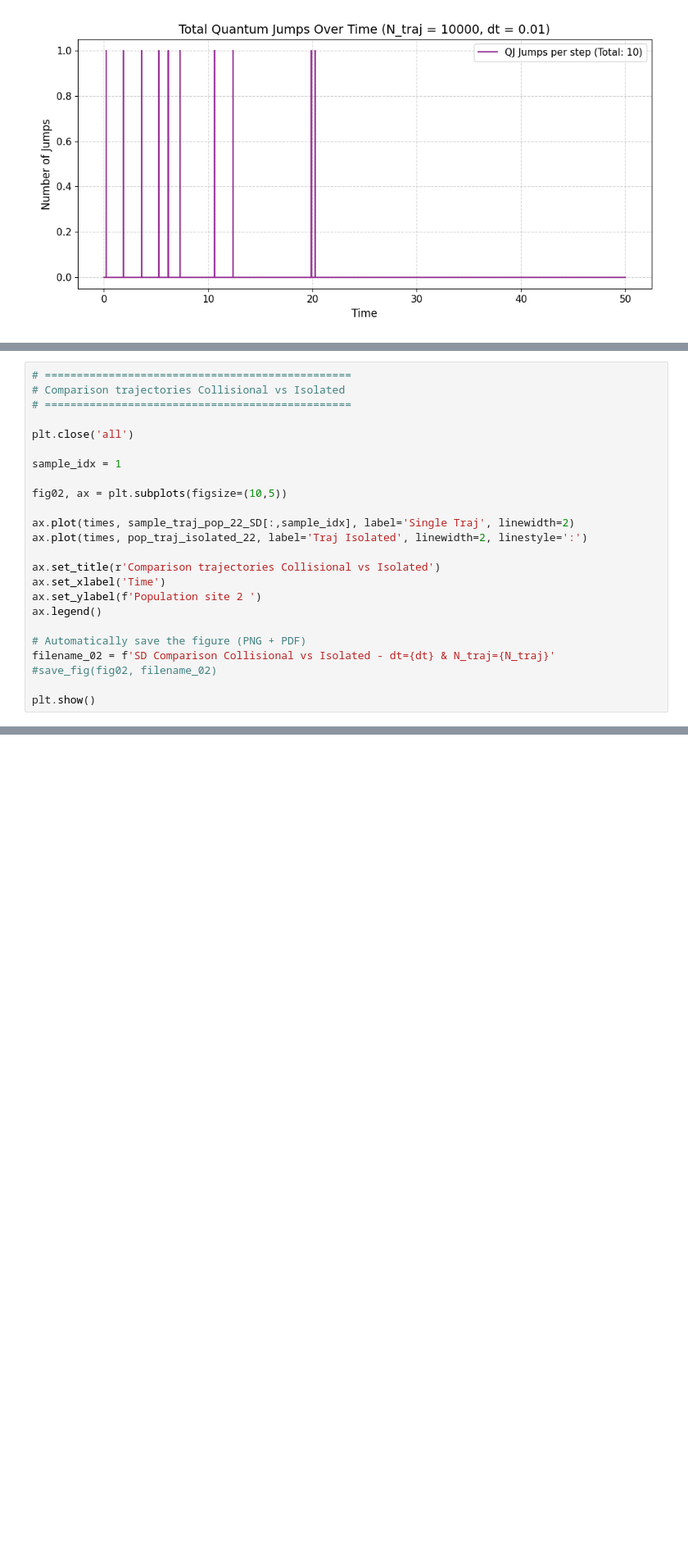
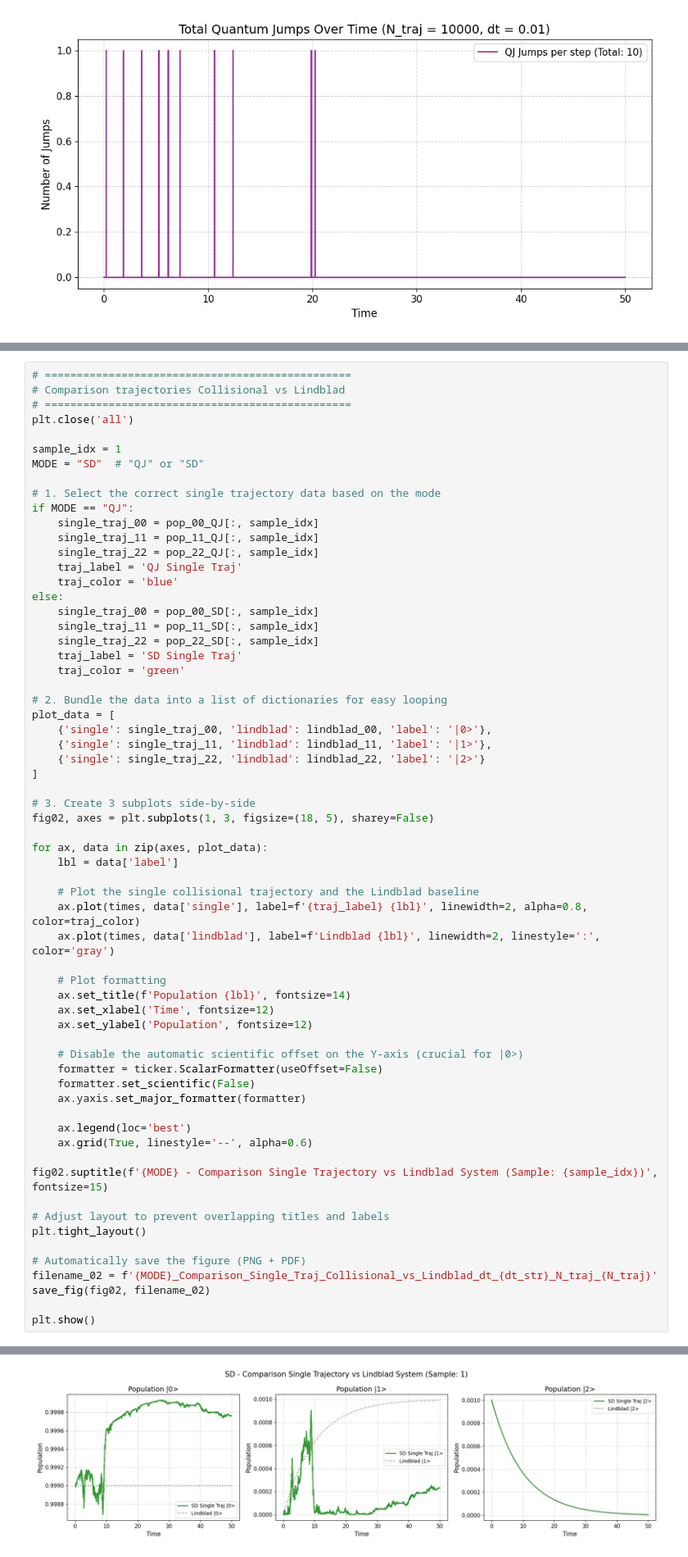
Before and after one commit to francescociavarella/Collisional-Methods, a Jupyter notebook: Coccia3LevelSys/Codes/Intermediate/Plot_rho_complete.ipynb, the cells around one changed output, grey strips where cells are left out. Shown at 82% size. Cells and saved outputs as stored; diff of their text form; blank space fills up the shorter version.

```diff
--- a/Coccia3LevelSys/Codes/Intermediate/Plot_rho_complete.ipynb
+++ b/Coccia3LevelSys/Codes/Intermediate/Plot_rho_complete.ipynb
@@ -202,24 +261,64 @@ Figure saved in: ../../Results/Plot/Populations/QJ_Comparison_3pop_dt0p010000_Nt
 # %%
 # ================================================
-# Comparison trajectories Collisional vs Isolated
+# Comparison trajectories Collisional vs Lindblad
 # ================================================
-
 plt.close('all')
 
 sample_idx = 1
+MODE = "SD"  # "QJ" or "SD"
 
-fig02, ax = plt.subplots(figsize=(10,5))
+# 1. Select the correct single trajectory data based on the mode
+if MODE == "QJ":
+    single_traj_00 = pop_00_QJ[:, sample_idx]
+    single_traj_11 = pop_11_QJ[:, sample_idx]
+    single_traj_22 = pop_22_QJ[:, sample_idx]
+    traj_label = 'QJ Single Traj'
+    traj_color = 'blue'
+else:
+    single_traj_00 = pop_00_SD[:, sample_idx]
+    single_traj_11 = pop_11_SD[:, sample_idx]
+    single_traj_22 = pop_22_SD[:, sample_idx]
+    traj_label = 'SD Single Traj'
+    traj_color = 'green'
 
-ax.plot(times, sample_traj_pop_22_SD[:,sample_idx], label='Single Traj', linewidth=2)
-ax.plot(times, pop_traj_isolated_22, label='Traj Isolated', linewidth=2, linestyle=':')
+# 2. Bundle the data into a list of dictionaries for easy looping
+plot_data = [
+    {'single': single_traj_00, 'lindblad': lindblad_00, 'label': '|0>'},
+    {'single': single_traj_11, 'lindblad': lindblad_11, 'label': '|1>'},
+    {'single': single_traj_22, 'lindblad': lindblad_22, 'label': '|2>'}
+]
 
-ax.set_title(r'Comparison trajectories Collisional vs Isolated')
-ax.set_xlabel('Time')
-ax.set_ylabel(f'Population site 2 ')
-ax.legend()
+# 3. Create 3 subplots side-by-side
+fig02, axes = plt.subplots(1, 3, figsize=(18, 5), sharey=False)
+
+for ax, data in zip(axes, plot_data):
+    lbl = data['label']
+
+    # Plot the single collisional trajectory and the Lindblad baseline
+    ax.plot(times, data['single'], label=f'{traj_label} {lbl}', linewidth=2, alpha=0.8, color=traj_color)
+    ax.plot(times, data['lindblad'], label=f'Lindblad {lbl}', linewidth=2, linestyle=':', color='gray')
+
+    # Plot formatting
+    ax.set_title(f'Population {lbl}', fontsize=14)
+    ax.set_xlabel('Time', fontsize=12)
+    ax.set_ylabel('Population', fontsize=12)
+
+    # Disable the automatic scientific offset on the Y-axis (crucial for |0>)
+    formatter = ticker.ScalarFormatter(useOffset=False)
+    formatter.set_scientific(False)
+    ax.yaxis.set_major_formatter(formatter)
+
+    ax.legend(loc='best')
+    ax.grid(True, linestyle='--', alpha=0.6)
+
+fig02.suptitle(f'{MODE} - Comparison Single Trajectory vs Lindblad System (Sample: {sample_idx})', fontsize=15)
+
+# Adjust layout to prevent overlapping titles and labels
+plt.tight_layout()
 
 # Automatically save the figure (PNG + PDF)
-filename_02 = f'SD Comparison Collisional vs Isolated - dt={dt} & N_traj={N_traj}'
-#save_fig(fig02, filename_02)
+filename_02 = f'{MODE}_Comparison_Single_Traj_Collisional_vs_Lindblad_dt_{dt_str}_N_traj_{N_traj}'
+save_fig(fig02, filename_02)
 
 plt.show()
+# %% [output]
@@ -225,0 +326 @@ plt.show()
+[figure, added]
```
Also changed, not shown: parts of 13 cells of this notebook.
